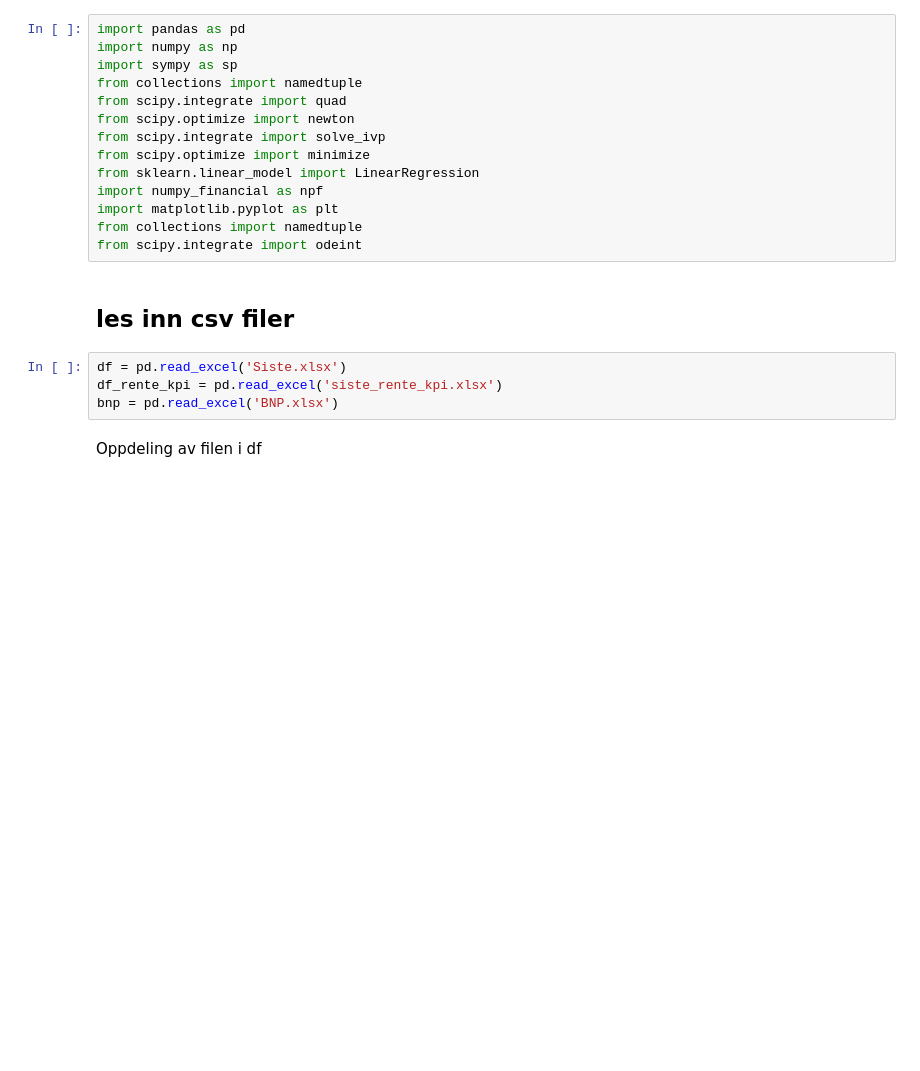
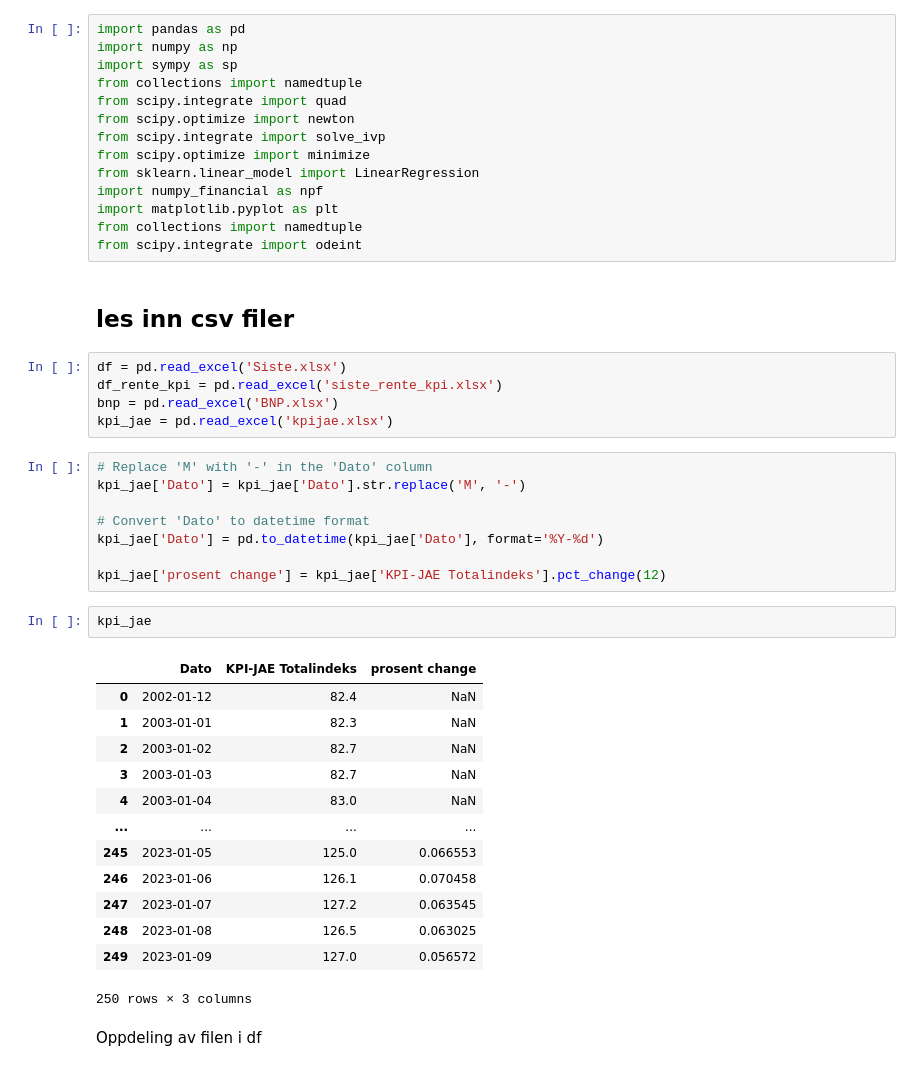
Before and after one commit to 591118/ProsjektADAH2023, a Jupyter notebook: prosjekt501.ipynb, the cells around one changed output. Cells and saved outputs as stored; diff of their text form; blank space fills up the shorter version.

```diff
--- a/prosjekt501.ipynb
+++ b/prosjekt501.ipynb
@@ -22,6 +22,31 @@ from scipy.integrate import odeint
 df = pd.read_excel('Siste.xlsx')
 df_rente_kpi = pd.read_excel('siste_rente_kpi.xlsx')
 bnp = pd.read_excel('BNP.xlsx')
+kpi_jae = pd.read_excel('kpijae.xlsx')
+# %%
+# Replace 'M' with '-' in the 'Dato' column
+kpi_jae['Dato'] = kpi_jae['Dato'].str.replace('M', '-')
+
+# Convert 'Dato' to datetime format
+kpi_jae['Dato'] = pd.to_datetime(kpi_jae['Dato'], format='%Y-%d')
+
+kpi_jae['prosent change'] = kpi_jae['KPI-JAE Totalindeks'].pct_change(12)
+# %%
+kpi_jae
+# %% [output]
+|  | Dato | KPI-JAE Totalindeks | prosent change |
+| 0 | 2002-01-12 | 82.4 | NaN |
+| 1 | 2003-01-01 | 82.3 | NaN |
+| 2 | 2003-01-02 | 82.7 | NaN |
+| 3 | 2003-01-03 | 82.7 | NaN |
+| 4 | 2003-01-04 | 83.0 | NaN |
+| ... | ... | ... | ... |
+| 245 | 2023-01-05 | 125.0 | 0.066553 |
+| 246 | 2023-01-06 | 126.1 | 0.070458 |
+| 247 | 2023-01-07 | 127.2 | 0.063545 |
+| 248 | 2023-01-08 | 126.5 | 0.063025 |
+| 249 | 2023-01-09 | 127.0 | 0.056572 |
+250 rows × 3 columns
 # %% [markdown]
 Oppdeling av filen i df
 # %%
```
Also changed, not shown: parts of 3 cells of this notebook, 1 other file.
